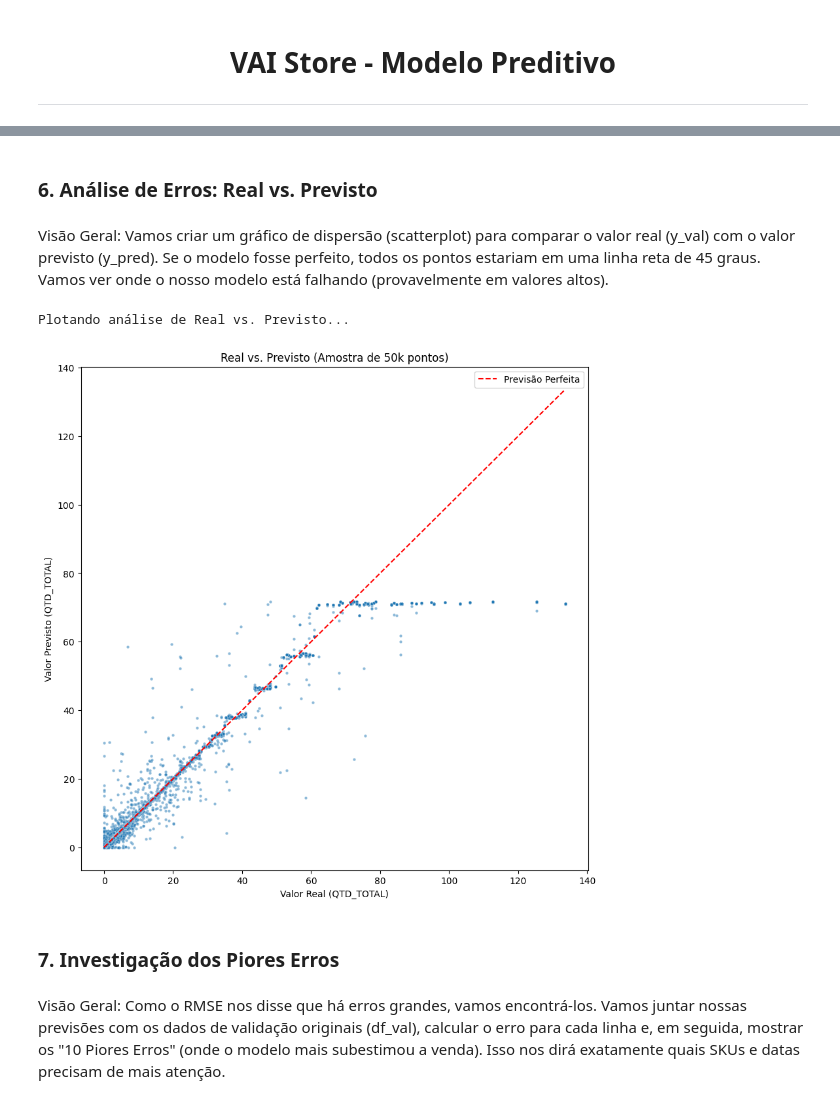
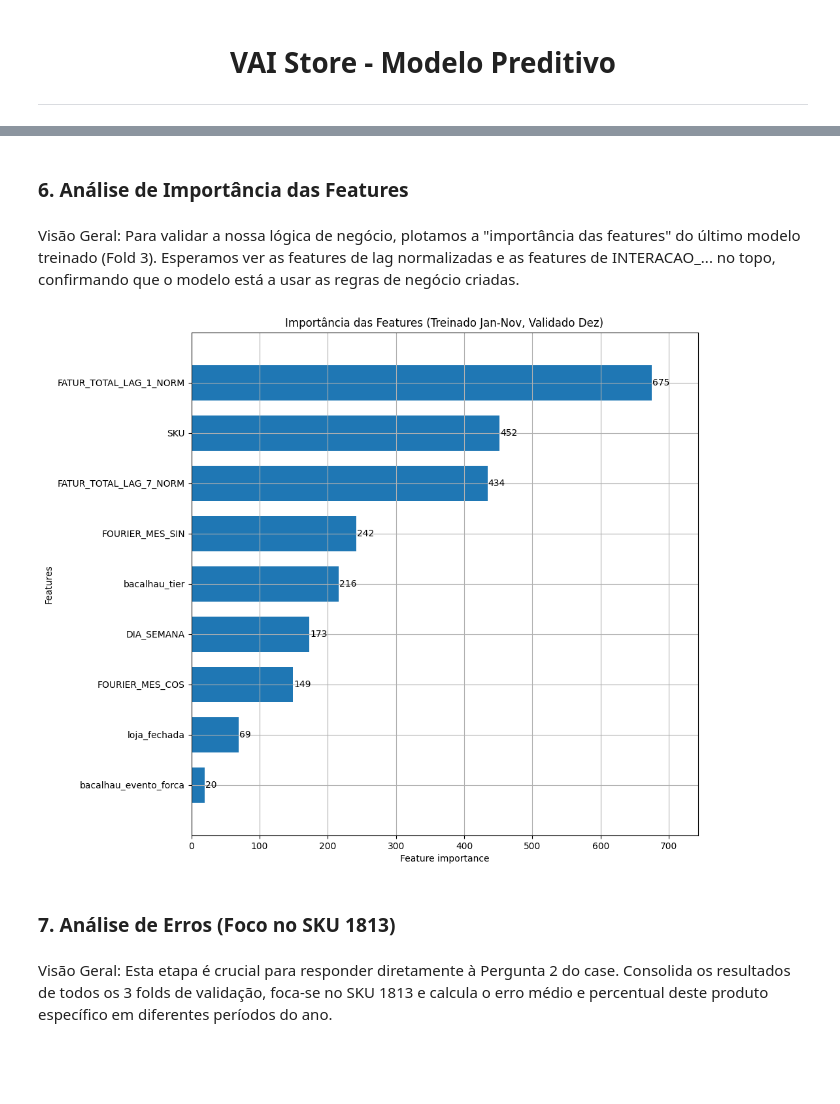
Before and after one commit to felipefsleal/Grupo6-ProjetoFinal, a Jupyter notebook: notebooks/03_modeling.ipynb, the cells around one changed output, grey strips where cells are left out. Cells and saved outputs as stored; diff of their text form; code cells hidden in the pictures; blank space fills up the shorter version.

```diff
--- a/notebooks/03_modeling.ipynb
+++ b/notebooks/03_modeling.ipynb
@@ -15,22 +15,20 @@ import pandas as pd
 import numpy as np
 import lightgbm as lgb
 from sklearn.metrics import mean_squared_error, mean_absolute_error
+from sklearn.model_selection import TimeSeriesSplit
 import os
 import warnings
+import matplotlib.pyplot as plt
+import seaborn as sns
 
 warnings.filterwarnings('ignore')
 
 # Define os caminhos (subindo um nível)
 PROCESSED_DATA_PATH = os.path.join('..', 'data', 'processed')
-DATA_FILE = os.path.join(PROCESSED_DATA_PATH, 'feature_engineered_dataset.parquet')
-
-print(f"Carregando dataset de: {os.path.abspath(DATA_FILE)}")
+DATA_FILE = os.path.join(PROCESSED_DATA_PATH, 'feature_engineered_dataset_SKU.parquet')
 
 # Carrega o dataset
 df = pd.read_parquet(DATA_FILE)
 
-# Garante que a data esteja no formato correto (o Parquet preserva isso)
+# Garante que a data esteja no formato correto
 df['DATA_ATEND'] = pd.to_datetime(df['DATA_ATEND'])
-
-print("Dataset carregado com sucesso.")
-df.info()
@@ -241,46 +260,17 @@ Em média, o modelo erra a previsão de QTD_TOTAL em 0.2839 unidades.
 # %% [markdown]
-### **6. Análise de Erros: Real vs. Previsto**
+### 6. Análise de Importância das Features
 # %% [markdown]
-Visão Geral: Vamos criar um gráfico de dispersão (scatterplot) para comparar o valor real (y_val) com o valor previsto (y_pred). Se o modelo fosse perfeito, todos os pontos estariam em uma linha reta de 45 graus. Vamos ver onde o nosso modelo está falhando (provavelmente em valores altos).
+Visão Geral: Para validar a nossa lógica de negócio, plotamos a "importância das features" do último modelo treinado (Fold 3). Esperamos ver as features de lag normalizadas e as features de INTERACAO_... no topo, confirmando que o modelo está a usar as regras de negócio criadas.
 # %%
-import matplotlib.pyplot as plt
-import seaborn as sns
-
-print("Plotando análise de Real vs. Previsto...")
-
-# Cria um DataFrame de resultados para facilitar a plotagem
-df_resultados = pd.DataFrame({
-    'Real': y_val,
-    'Previsto': y_pred
-})
-
-# Amostra os dados para o gráfico não ficar muito pesado
-# (Plotar 1.4M de pontos é inviável)
-df_sample = df_resultados.sample(n=min(50000, len(df_resultados)), random_state=42)
-
-plt.figure(figsize=(10, 10))
-sns.scatterplot(
-    x='Real',
-    y='Previsto',
-    data=df_sample,
-    alpha=0.5,
-    s=10 # Tamanho do ponto
-)
-plt.title('Real vs. Previsto (Amostra de 50k pontos)')
-plt.xlabel('Valor Real (QTD_TOTAL)')
-plt.ylabel('Valor Previsto (QTD_TOTAL)')
-
-# Linha de 45 graus (perfeição)
-lim_max = max(df_sample['Real'].max(), df_sample['Previsto'].max())
-plt.plot([0, lim_max], [0, lim_max], 'r--', label='Previsão Perfeita')
-
-plt.legend()
+# Plotar a importância das features
+# Usamos 'model_cv', que foi o nome do modelo dentro do loop
+lgb.plot_importance(model_cv, figsize=(10, 10), max_num_features=25, height=0.7)
+plt.title("Importância das Features (Treinado Jan-Nov, Validado Dez)")
 plt.show()
 # %% [output]
-Plotando análise de Real vs. Previsto...
-[figure, old version]
+[figure, new version]
 # %% [markdown]
-### **7. Investigação dos Piores Erros**
+### 7. Análise de Erros (Foco no SKU 1813)
 # %% [markdown]
-Visão Geral: Como o RMSE nos disse que há erros grandes, vamos encontrá-los. Vamos juntar nossas previsões com os dados de validação originais (df_val), calcular o erro para cada linha e, em seguida, mostrar os "10 Piores Erros" (onde o modelo mais subestimou a venda). Isso nos dirá exatamente quais SKUs e datas precisam de mais atenção.
+Visão Geral: Esta etapa é crucial para responder diretamente à Pergunta 2 do case. Consolida os resultados de todos os 3 folds de validação, foca-se no SKU 1813 e calcula o erro médio e percentual deste produto específico em diferentes períodos do ano.
 # %%
```
Also changed, not shown: parts of 43 cells of this notebook, 2 other files.
